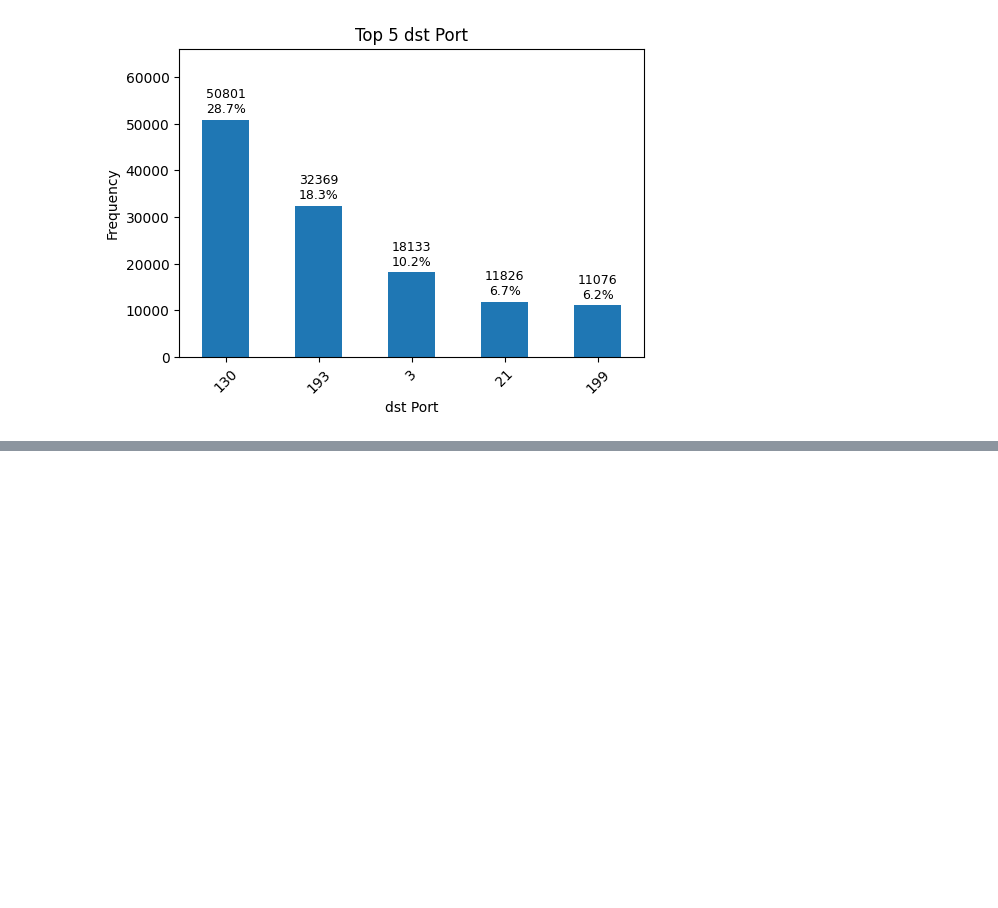
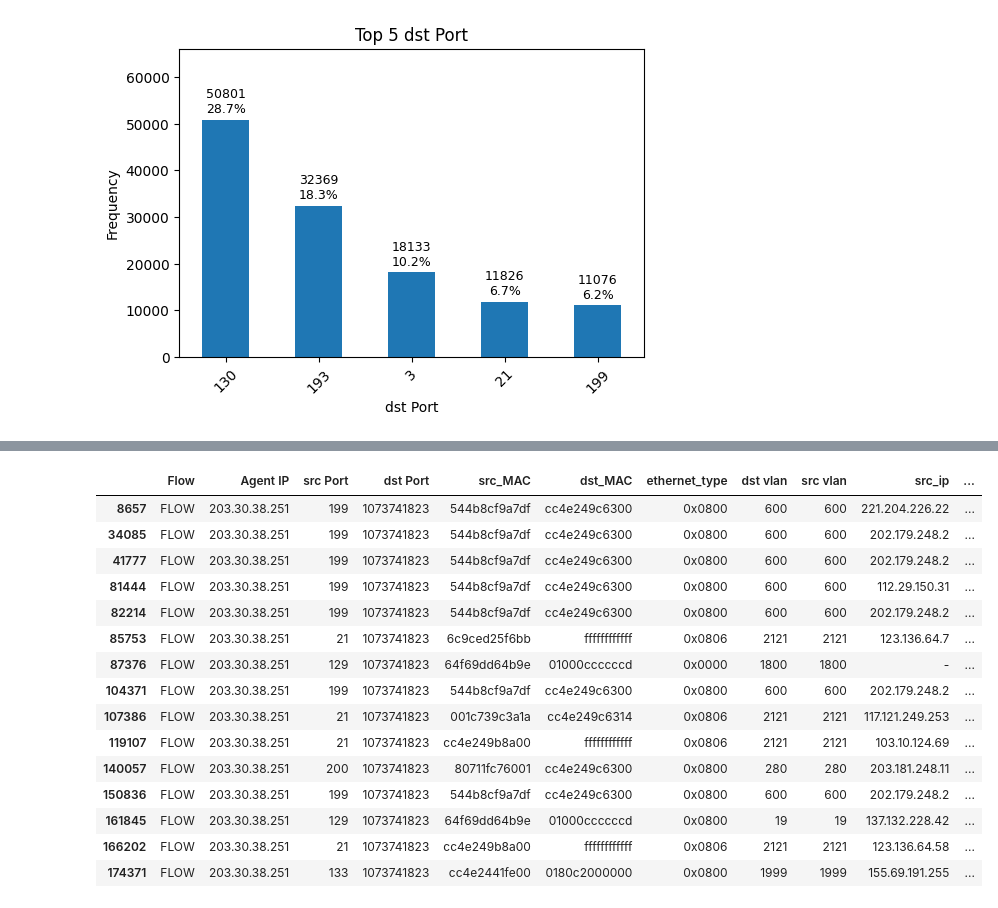
Before and after one commit to KyeYongChoo/SC2008-Computer-Networks-Lab-4, a Jupyter notebook: SCSA_ChooKyeYong.ipynb, the cells around one changed output, grey strips where cells are left out. Cells and saved outputs as stored; diff of their text form; code cells hidden in the pictures; blank space fills up the shorter version.

```diff
--- a/SCSA_ChooKyeYong.ipynb
+++ b/SCSA_ChooKyeYong.ipynb
@@ -333,0 +453,30 @@ display(pd.DataFrame([data]))
+# %%
+# Investigating the forbidden 1073741823 port
+forbidden_port_df = df_data_2[
+    (df_data_2["dst Port"] == 1073741823) |
+    (df_data_2["dst Port"] == "1073741823") |
+    (df_data_2["src Port"] == 1073741823) |
+    (df_data_2["src Port"] == "1073741823")
+]
+display(forbidden_port_df)
+
+# honestly cant find any pattern other than adst mac often cc4e249c6300.
+# cc4e249c6300 works on IBM System Resource Controller or cisco network control/management traffic
+# though src_ip = "-" and dst_ip = "-" looks funny
+# %% [output]
+|  | Flow | Agent IP | src Port | dst Port | src_MAC | dst_MAC | ethernet_type | dst vlan | src vlan | src_ip | ... |
+| 8657 | FLOW | 203.30.38.251 | 199 | 1073741823 | 544b8cf9a7df | cc4e249c6300 | 0x0800 | 600 | 600 | 221.204.226.22 | ... |
+| 34085 | FLOW | 203.30.38.251 | 199 | 1073741823 | 544b8cf9a7df | cc4e249c6300 | 0x0800 | 600 | 600 | 202.179.248.2 | ... |
+| 41777 | FLOW | 203.30.38.251 | 199 | 1073741823 | 544b8cf9a7df | cc4e249c6300 | 0x0800 | 600 | 600 | 202.179.248.2 | ... |
+| 81444 | FLOW | 203.30.38.251 | 199 | 1073741823 | 544b8cf9a7df | cc4e249c6300 | 0x0800 | 600 | 600 | 112.29.150.31 | ... |
+| 82214 | FLOW | 203.30.38.251 | 199 | 1073741823 | 544b8cf9a7df | cc4e249c6300 | 0x0800 | 600 | 600 | 202.179.248.2 | ... |
+| 85753 | FLOW | 203.30.38.251 | 21 | 1073741823 | 6c9ced25f6bb | ffffffffffff | 0x0806 | 2121 | 2121 | 123.136.64.7 | ... |
+| 87376 | FLOW | 203.30.38.251 | 129 | 1073741823 | 64f69dd64b9e | 01000ccccccd | 0x0000 | 1800 | 1800 | - | ... |
+| 104371 | FLOW | 203.30.38.251 | 199 | 1073741823 | 544b8cf9a7df | cc4e249c6300 | 0x0800 | 600 | 600 | 202.179.248.2 | ... |
+| 107386 | FLOW | 203.30.38.251 | 21 | 1073741823 | 001c739c3a1a | cc4e249c6314 | 0x0806 | 2121 | 2121 | 117.121.249.253 | ... |
+| 119107 | FLOW | 203.30.38.251 | 21 | 1073741823 | cc4e249b8a00 | ffffffffffff | 0x0806 | 2121 | 2121 | 103.10.124.69 | ... |
+| 140057 | FLOW | 203.30.38.251 | 200 | 1073741823 | 80711fc76001 | cc4e249c6300 | 0x0800 | 280 | 280 | 203.181.248.11 | ... |
+| 150836 | FLOW | 203.30.38.251 | 199 | 1073741823 | 544b8cf9a7df | cc4e249c6300 | 0x0800 | 600 | 600 | 202.179.248.2 | ... |
+| 161845 | FLOW | 203.30.38.251 | 129 | 1073741823 | 64f69dd64b9e | 01000ccccccd | 0x0800 | 19 | 19 | 137.132.228.42 | ... |
+| 166202 | FLOW | 203.30.38.251 | 21 | 1073741823 | cc4e249b8a00 | ffffffffffff | 0x0806 | 2121 | 2121 | 123.136.64.58 | ... |
+| 174371 | FLOW | 203.30.38.251 | 133 | 1073741823 | cc4e2441fe00 | 0180c2000000 | 0x0800 | 1999 | 1999 | 155.69.191.255 | ... |
```
Also changed, not shown: parts of 19 cells of this notebook.
